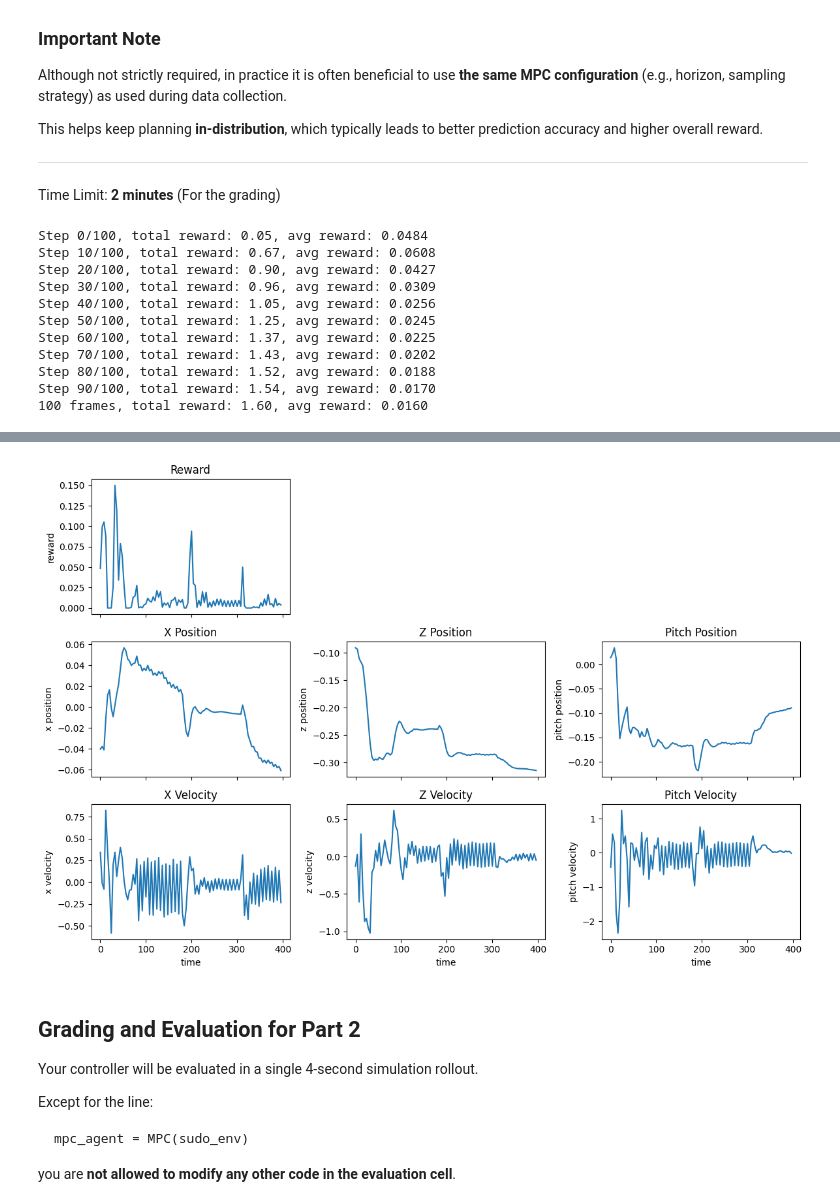
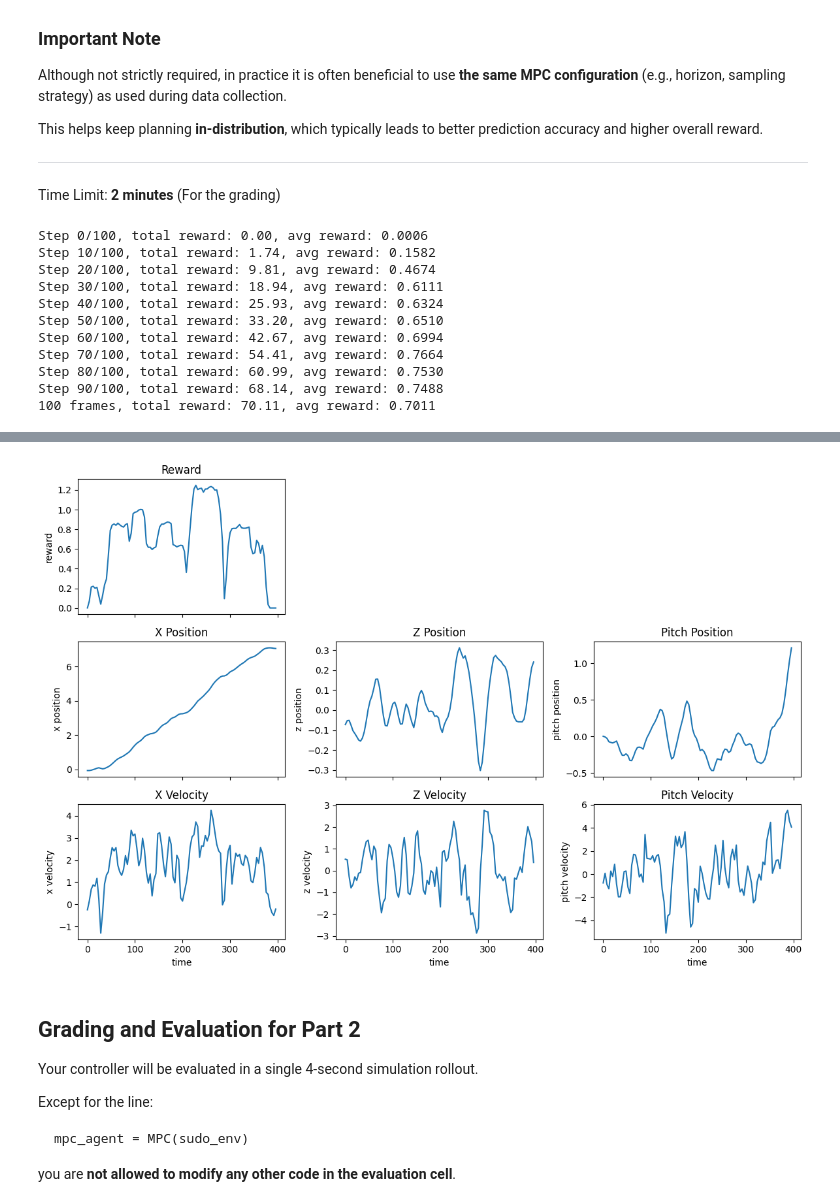
Before and after one commit to Man-ella/MPC_Project, a Jupyter notebook: mecs6616_Spring2026_Project1_mek2255.ipynb, the cells around one changed output, grey strips where cells are left out. Cells and saved outputs as stored; diff of their text form; code cells hidden in the pictures.

```diff
--- a/mecs6616_Spring2026_ProjectX (2).ipynb
+++ b/mecs6616_Spring2026_Project1_mek2255.ipynb
@@ -1131,11 +1130,12 @@ class DynamicDataset(Dataset):
             action = torch.FloatTensor(action)
             y = torch.FloatTensor(y)
 
-            # Normalize inputs only; target is raw delta-state.
+            # Normalize inputs and predict delta-state in normalized coordinates.
             state_norm = self.normalizer.normalize_state(state)
             action_norm = self.normalizer.normalize_action(action)
             x_norm = torch.cat([state_norm, action_norm], dim=0)
-            y_delta = y - state
+            next_state_norm = self.normalizer.normalize_state(y)
+            y_delta = next_state_norm - state_norm
 
             return x_norm, y_delta
         else:
@@ -1432,9 +1422,10 @@ class MPC_ENV_FM:
           action_norm = self.normalizer.normalize_action(action_torch)
           state_action_norm = torch.cat([state_norm, action_norm], dim=-1)
 
-          # Predict raw delta-state and add it to the current raw state.
+          # Predict normalized delta-state, then reconstruct and denormalize next state.
           delta_state_torch = self.model(state_action_norm)
-          next_state_torch = state_torch + delta_state_torch
+          next_state_norm = state_norm + delta_state_torch
+          next_state_torch = self.normalizer.denormalize_state(next_state_norm)
 
       # Convert to numpy
       next_state = next_state_torch.cpu().numpy()
@@ -1506,7 +1497,7 @@ mirro_env.action_spec = env.action_spec
 
 # ================================
 # MPC INSTANTIATION
-mpc_agent = MPC(mirro_env)
+mpc_agent = MPC(mirro_env,8,2,140,15,4)
 
 rewards = []
 ticks = []
@@ -1517,45 +1508,45 @@ env.reset()
 for step in range(num_steps):
     # Plan: Get best action sequence via MPC and take first action
     current_state = env.get_state()
 
     if len(action_sequence) == 0:
       action_sequence = MPC.plan(mpc_agent, current_state)[:mpc_agent.execution_horizon]
 
     action, action_sequence = action_sequence[0], action_sequence[1:]
 
     # Execute: Apply action to environment
     reward = env.step(action,True)
 
     # Record: Collect data from this step
     rewards.append(reward)
     ticks.append(step)
 
     # Print progress every 10 steps
     if step % 10 == 0:
         print(f"Step {step}/{num_steps}, total reward: {sum(rewards):.2f}, avg reward: {np.mean(rewards):.4f}")
 
 frames, qposs, qvels = env.get_log()
 print(f"{len(frames)} frames, total reward: {sum(rewards):.2f}, avg reward: {np.mean(rewards):.4f}")
 visualize_log(ticks, rewards, frames, qposs, qvels)
 
 env.close()
 mirro_env.close()
 # Display video of the cheetah running
 show_video(frames, fps=25)
 # %% [output]
-Step 0/100, total reward: 0.05, avg reward: 0.0484
-Step 10/100, total reward: 0.67, avg reward: 0.0608
-Step 20/100, total reward: 0.90, avg reward: 0.0427
-Step 30/100, total reward: 0.96, avg reward: 0.0309
-Step 40/100, total reward: 1.05, avg reward: 0.0256
-Step 50/100, total reward: 1.25, avg reward: 0.0245
-Step 60/100, total reward: 1.37, avg reward: 0.0225
-Step 70/100, total reward: 1.43, avg reward: 0.0202
-Step 80/100, total reward: 1.52, avg reward: 0.0188
-Step 90/100, total reward: 1.54, avg reward: 0.0170
-100 frames, total reward: 1.60, avg reward: 0.0160
+Step 0/100, total reward: 0.00, avg reward: 0.0006
+Step 10/100, total reward: 1.74, avg reward: 0.1582
+Step 20/100, total reward: 9.81, avg reward: 0.4674
+Step 30/100, total reward: 18.94, avg reward: 0.6111
+Step 40/100, total reward: 25.93, avg reward: 0.6324
+Step 50/100, total reward: 33.20, avg reward: 0.6510
+Step 60/100, total reward: 42.67, avg reward: 0.6994
+Step 70/100, total reward: 54.41, avg reward: 0.7664
+Step 80/100, total reward: 60.99, avg reward: 0.7530
+Step 90/100, total reward: 68.14, avg reward: 0.7488
+100 frames, total reward: 70.11, avg reward: 0.7011
 [interactive output not drawn]
-[figure, old version]
+[figure, new version]
 # %% [markdown]
 ## Grading and Evaluation for Part 2
 
```
Also changed, not shown: parts of 5 cells of this notebook.
